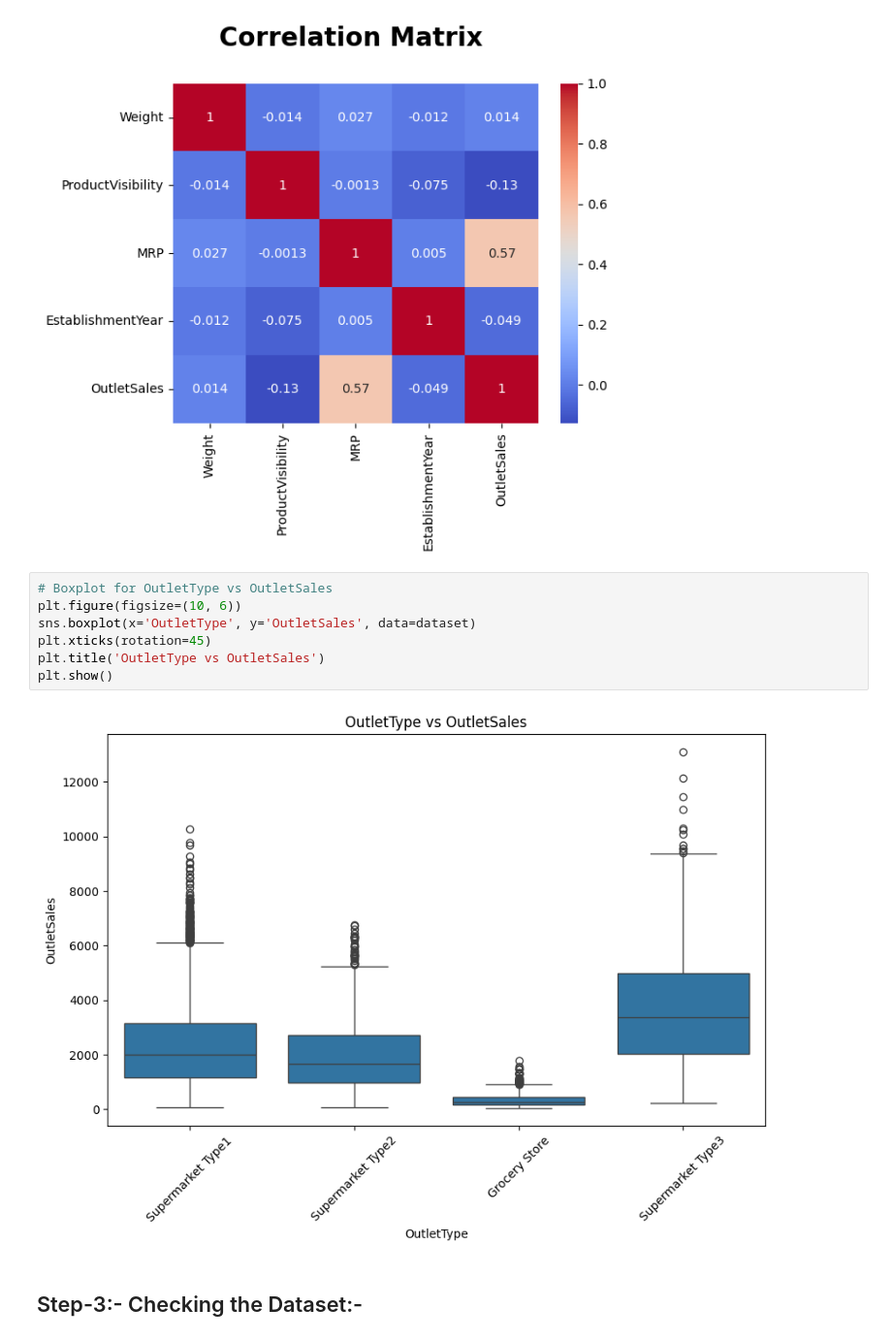
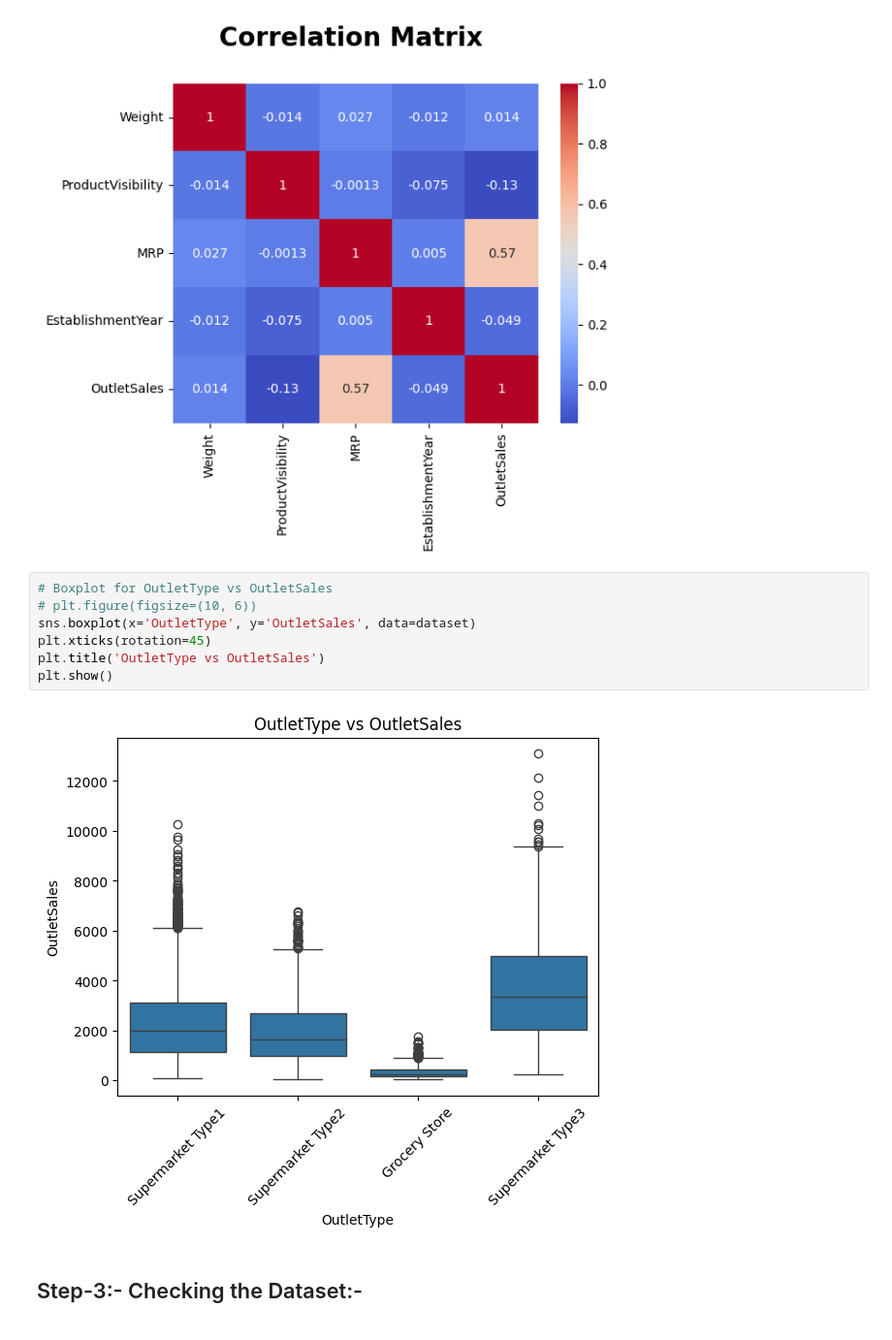
Before and after one commit to dhinoja-rajan/Sales_Prediction_using_ML, a Jupyter notebook: sales_prediction.ipynb, the cells around one changed output. Shown at 97% size. Cells and saved outputs as stored; diff of their text form.

```diff
--- a/sales_prediction.ipynb
+++ b/sales_prediction.ipynb
@@ -116,13 +121,13 @@ plt.show()
 [figure]
 # %%
 # Boxplot for OutletType vs OutletSales
-plt.figure(figsize=(10, 6))
+# plt.figure(figsize=(10, 6))
 sns.boxplot(x='OutletType', y='OutletSales', data=dataset)
 plt.xticks(rotation=45)
 plt.title('OutletType vs OutletSales')
 plt.show()
 # %% [output]
-[figure, old version]
+[figure, new version]
 # %% [markdown]
 ## Step-3:- Checking the Dataset:-
 # %% [markdown]
```
Also changed, not shown: parts of 18 cells of this notebook.
